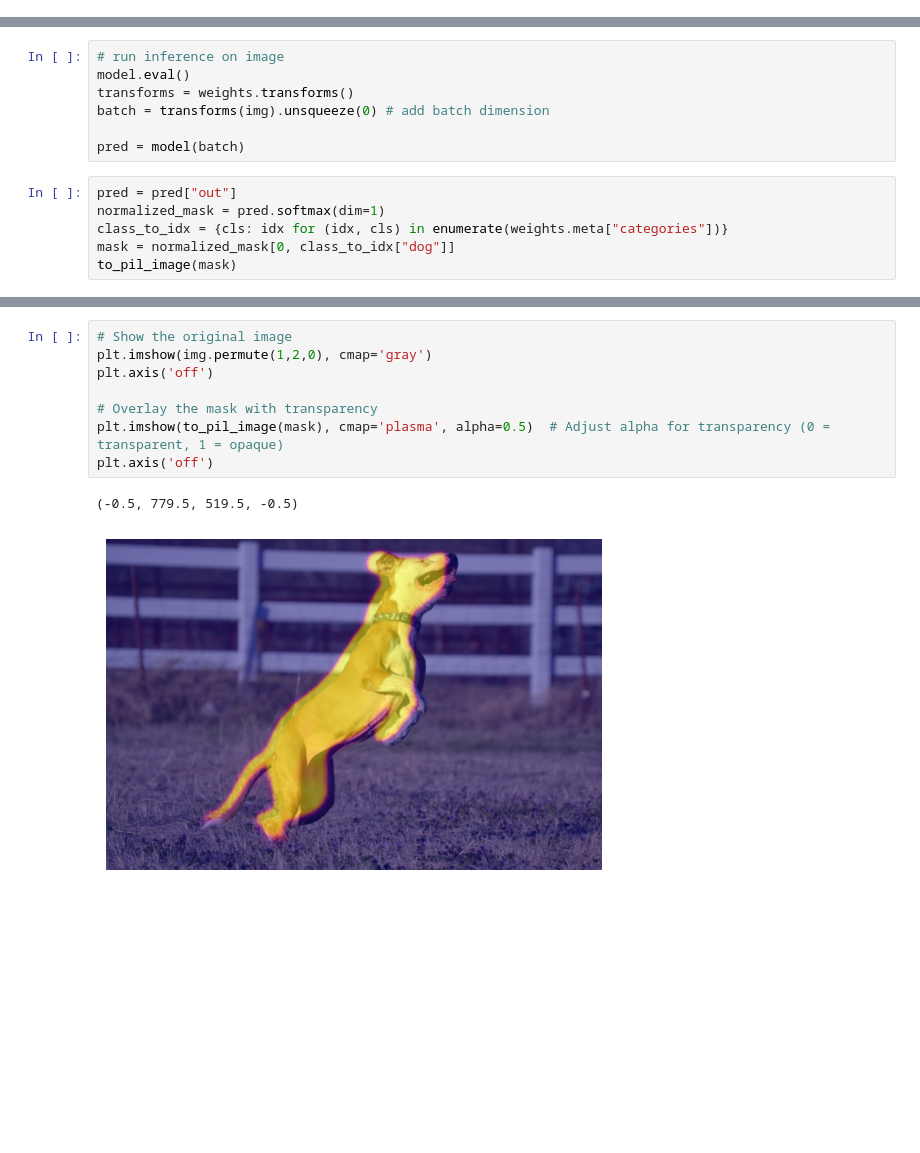
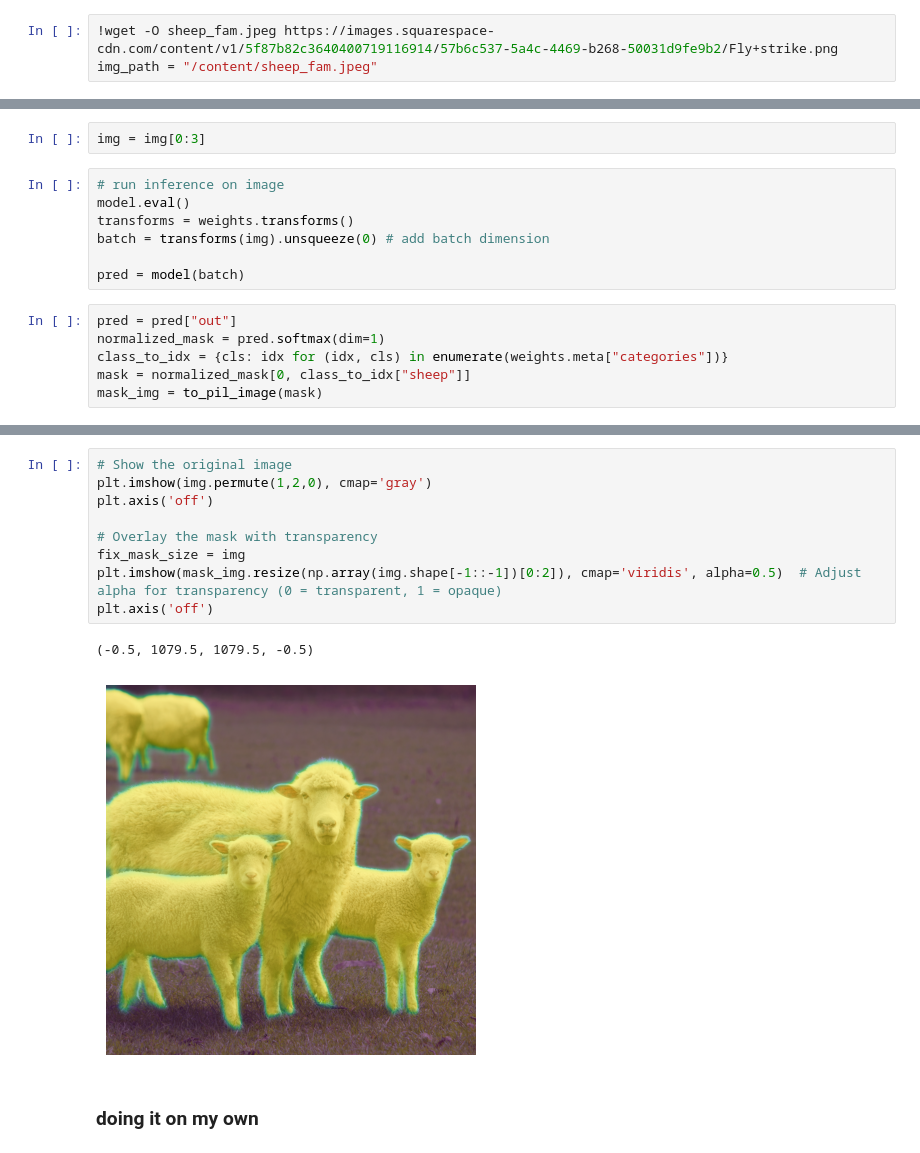
Before and after one commit to itsjustdannyb/detection-and-segmentation, a Jupyter notebook: fcn_semantic_segmentation.ipynb, the cells around one changed output, grey strips where cells are left out. Saved outputs shown, nothing was run; the diff lists cells and outputs as text; blank space fills up the shorter version.

```diff
--- a/fcn_semantic_segmentation.ipynb
+++ b/fcn_semantic_segmentation.ipynb
@@ -18,0 +3,3 @@ dog.jpeg            100%[===================>]  90.39K  --.-KB/s    in 0.001s
+# %%
+!wget -O sheep_fam.jpeg https://images.squarespace-cdn.com/content/v1/5f87b82c3640400719116914/57b6c537-5a4c-4469-b268-50031d9fe9b2/Fly+strike.png
+img_path = "/content/sheep_fam.jpeg"
@@ -44,3 +40,5 @@ torch.Size([3, 533, 800])
+# %%
+img = img[0:3]
 # %%
 # run inference on image
 model.eval()
@@ -52,5 +50,5 @@ pred = model(batch)
 pred = pred["out"]
 normalized_mask = pred.softmax(dim=1)
 class_to_idx = {cls: idx for (idx, cls) in enumerate(weights.meta["categories"])}
-mask = normalized_mask[0, class_to_idx["dog"]]
-to_pil_image(mask)
+mask = normalized_mask[0, class_to_idx["sheep"]]
+mask_img = to_pil_image(mask)
@@ -59,11 +55,14 @@ to_pil_image(mask)
 # %%
 # Show the original image
 plt.imshow(img.permute(1,2,0), cmap='gray')
 plt.axis('off')
 
 # Overlay the mask with transparency
-plt.imshow(to_pil_image(mask), cmap='plasma', alpha=0.5)  # Adjust alpha for transparency (0 = transparent, 1 = opaque)
+fix_mask_size = img
+plt.imshow(mask_img.resize(np.array(img.shape[-1::-1])[0:2]), cmap='viridis', alpha=0.5)  # Adjust alpha for transparency (0 = transparent, 1 = opaque)
 plt.axis('off')
 # %% [output]
-(-0.5, 779.5, 519.5, -0.5)
+(-0.5, 1079.5, 1079.5, -0.5)
-[figure, old version]
+[figure, new version]
+# %% [markdown]
+### doing it on my own
```
Also changed, not shown: parts of 16 cells of this notebook.
